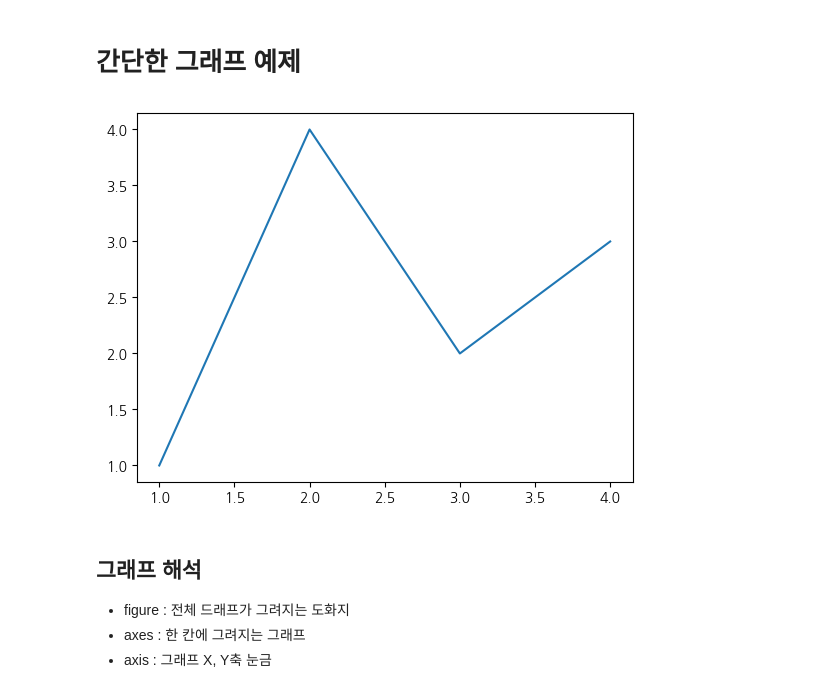
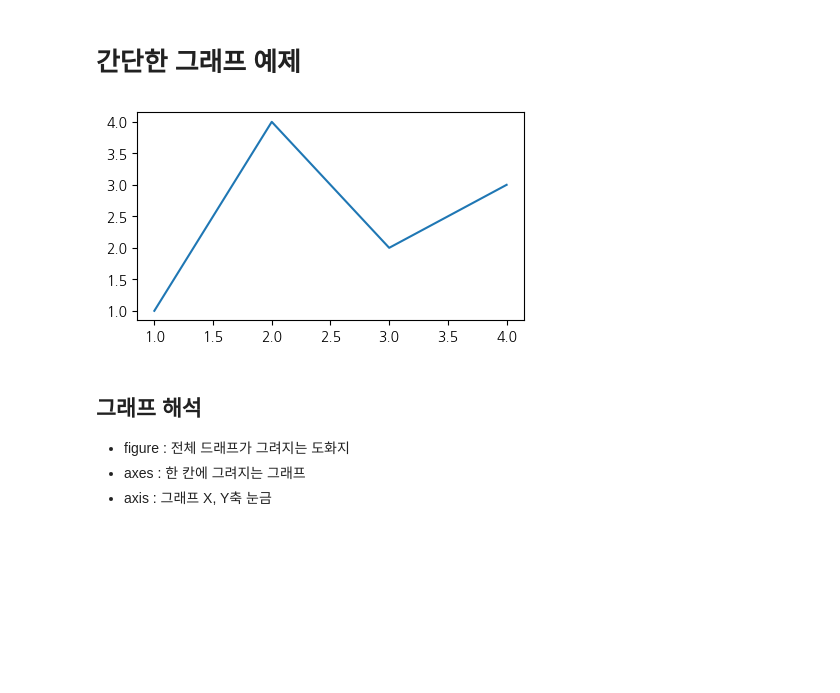
Before and after one commit to KEEPGOINGNOW/Fintech_Service_2nd, a Jupyter notebook: 05_Machine_Learning/04_matplotlib_사용법.ipynb, the cells around one changed output. Drawn from its saved outputs; the diff is of its cells as text; code cells hidden in the pictures; blank space fills up the shorter version.

```diff
--- a/05_Machine_Learning/04_matplotlib_사용법.ipynb
+++ b/05_Machine_Learning/04_matplotlib_사용법.ipynb
@@ -18,11 +18,11 @@ import koreanize_matplotlib
 # %% [markdown]
 # 간단한 그래프 예제
 # %%
-fig, ax = plt.subplots()
+fig, ax = plt.subplots(figsize=(5,2.7))
 ax.plot([1,2,3,4],[1,4,2,3])
 plt.show()
 # %% [output]
-[figure, old version]
+[figure, new version]
 # %% [markdown]
 ## 그래프 해석
 - figure : 전체 드래프가 그려지는 도화지
```
Also changed, not shown: parts of 1 cell of this notebook, 4 other files.
